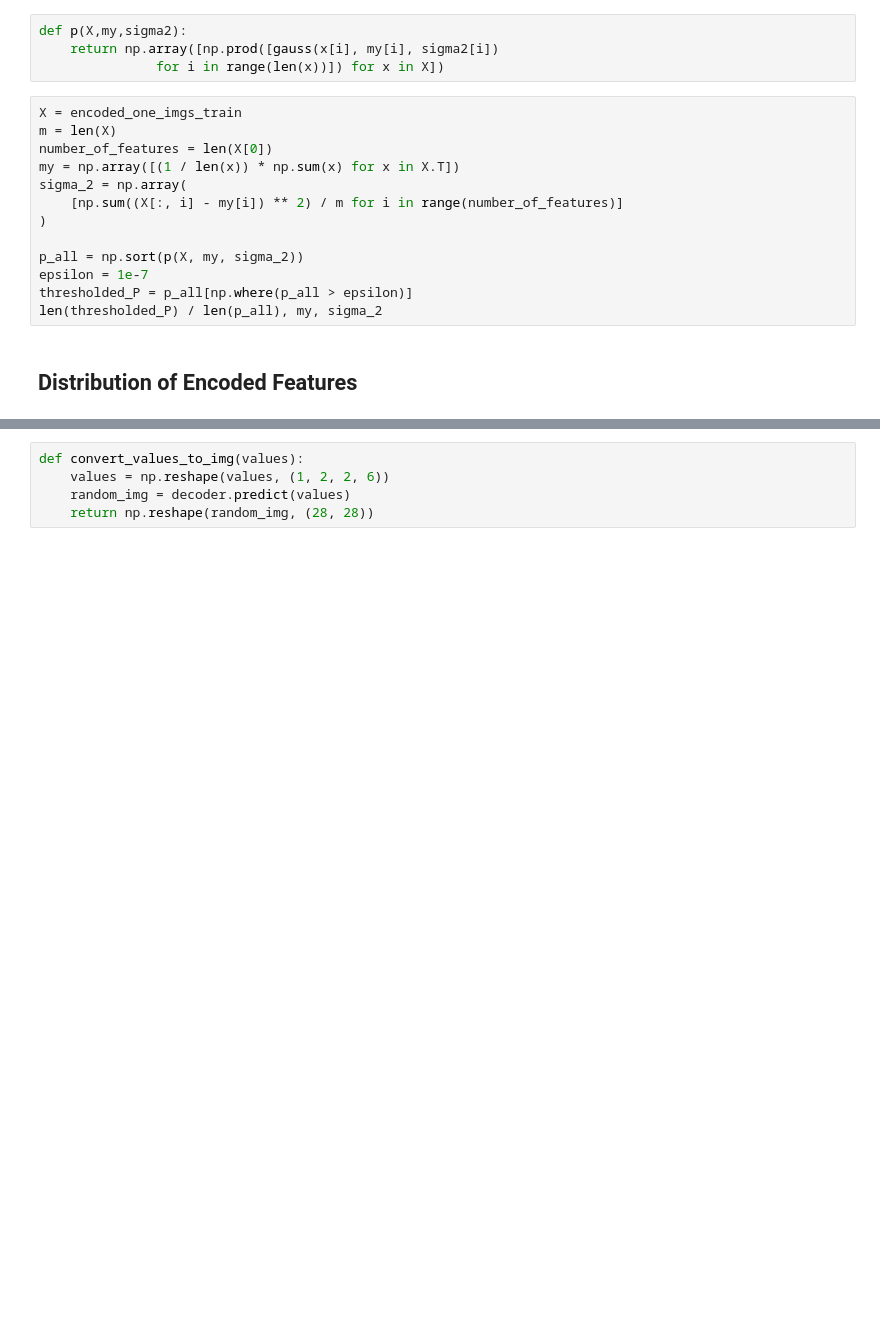
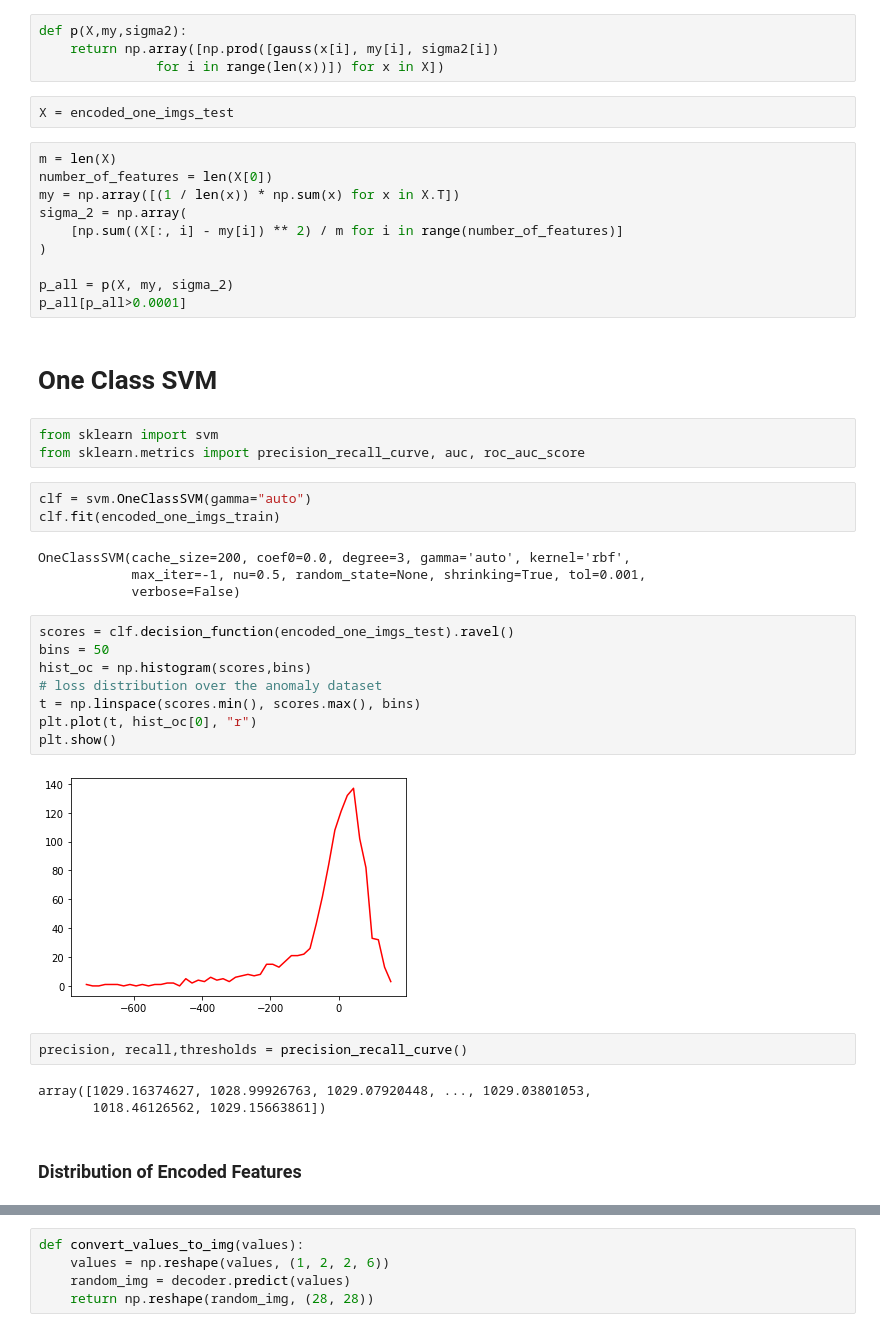
Before and after one commit to ChiShao/cnn-auto-encoder, a Jupyter notebook: conv-autoencoder-digits.ipynb, the cells around one changed output, grey strips where cells are left out. Drawn from its saved outputs; the diff is of its cells as text; blank space fills up the shorter version.

Commit message:
Inits OC SVM anomaly detection procedure

```diff
--- a/conv-autoencoder-digits.ipynb
+++ b/conv-autoencoder-digits.ipynb
@@ -736,8 +779,9 @@ def sigma2(X, my):
 def p(X,my,sigma2):
     return np.array([np.prod([gauss(x[i], my[i], sigma2[i])
                for i in range(len(x))]) for x in X])
+# %%
+X = encoded_one_imgs_test
 # %%
-X = encoded_one_imgs_train
 m = len(X)
 number_of_features = len(X[0])
 my = np.array([(1 / len(x)) * np.sum(x) for x in X.T])
@@ -745,11 +789,36 @@ sigma_2 = np.array(
     [np.sum((X[:, i] - my[i]) ** 2) / m for i in range(number_of_features)]
 )
 
-p_all = np.sort(p(X, my, sigma_2))
-epsilon = 1e-7
-thresholded_P = p_all[np.where(p_all > epsilon)]
-len(thresholded_P) / len(p_all), my, sigma_2
+p_all = p(X, my, sigma_2)
+p_all[p_all>0.0001]
+# %% [markdown]
+# One Class SVM
+# %%
+from sklearn import svm
+from sklearn.metrics import precision_recall_curve, auc, roc_auc_score
+# %%
+clf = svm.OneClassSVM(gamma="auto")
+clf.fit(encoded_one_imgs_train)
+# %% [output]
+OneClassSVM(cache_size=200, coef0=0.0, degree=3, gamma='auto', kernel='rbf',
+            max_iter=-1, nu=0.5, random_state=None, shrinking=True, tol=0.001,
+            verbose=False)
+# %%
+scores = clf.decision_function(encoded_one_imgs_test).ravel()
+bins = 50
+hist_oc = np.histogram(scores,bins)
+# loss distribution over the anomaly dataset
+t = np.linspace(scores.min(), scores.max(), bins)
+plt.plot(t, hist_oc[0], "r")
+plt.show()
+# %% [output]
+[figure, added]
+# %%
+precision, recall,thresholds = precision_recall_curve()
+# %% [output]
+array([1029.16374627, 1028.99926763, 1029.07920448, ..., 1029.03801053,
+       1018.46126562, 1029.15663861])
 # %% [markdown]
-## Distribution of Encoded Features
+### Distribution of Encoded Features
 # %%
 plt.figure(figsize=(20, 20))
```
Also changed, not shown: parts of 13 cells of this notebook.
